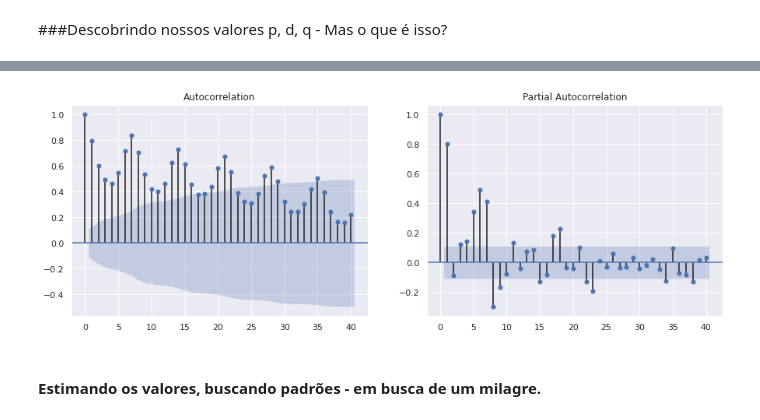
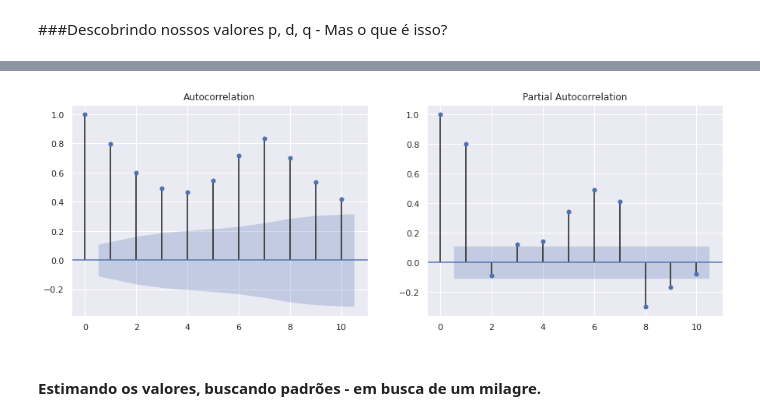
Before and after one commit to MatheusOrange211/Serie-temporal-covid-19, a Jupyter notebook: Serie_Temporal_covid_19.ipynb, the cells around one changed output, grey strips where cells are left out. Saved outputs shown, nothing was run; the diff lists cells and outputs as text; code cells hidden in the pictures.

```diff
--- a/Serie_Temporal_covid_19.ipynb
+++ b/Serie_Temporal_covid_19.ipynb
@@ -464,11 +492,11 @@ Para identificar os modelos **ARIMA** é efetuado  o uso de duas funções:
 # %%
 from statsmodels.graphics.tsaplots import plot_acf, plot_pacf
 
 fig, ax = plt.subplots(1,2,figsize=(15,5))
-plot_acf(br_casos_covid["casosNovos"],lags=40, ax=ax[0]);
-plot_pacf(br_casos_covid["casosNovos"],lags=40, ax=ax[1]);
+plot_acf(br_casos_covid["casosNovos"],lags=10, ax=ax[0]);
+plot_pacf(br_casos_covid["casosNovos"],lags=10, ax=ax[1]);
 # %% [output]
-[figure, old version]
+[figure, new version]
 # %% [markdown]
 #### Estimando os valores, buscando padrões -  em busca de um milagre.
 # %% [markdown]
```
Also changed, not shown: parts of 31 cells of this notebook.
